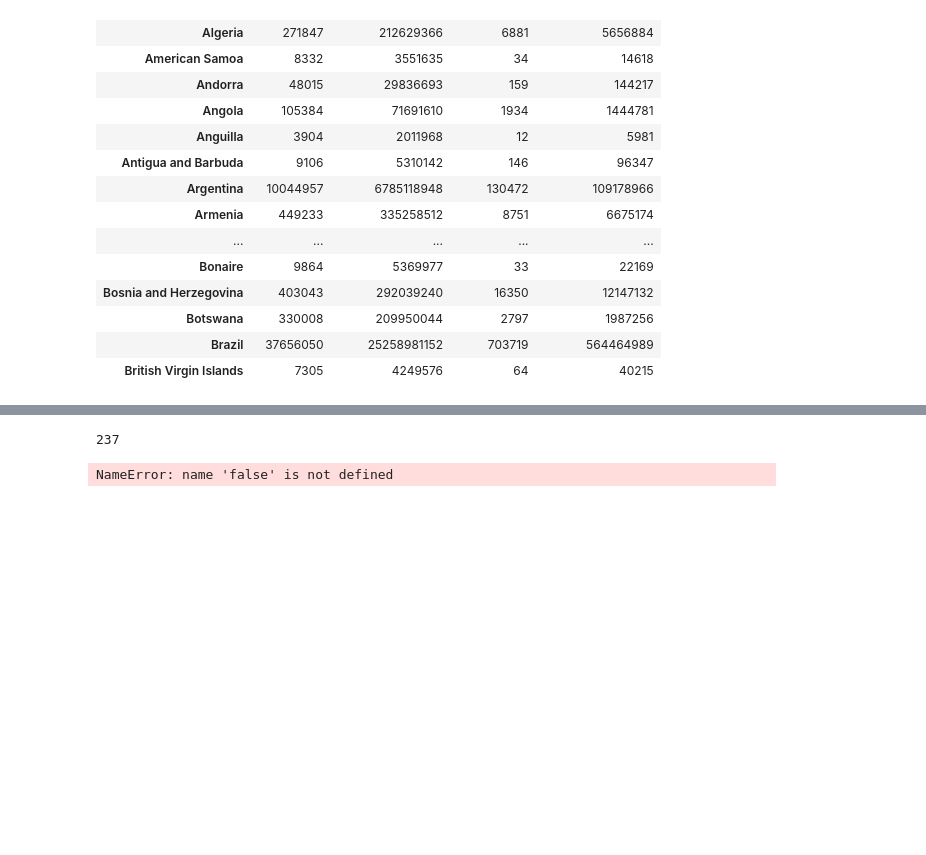
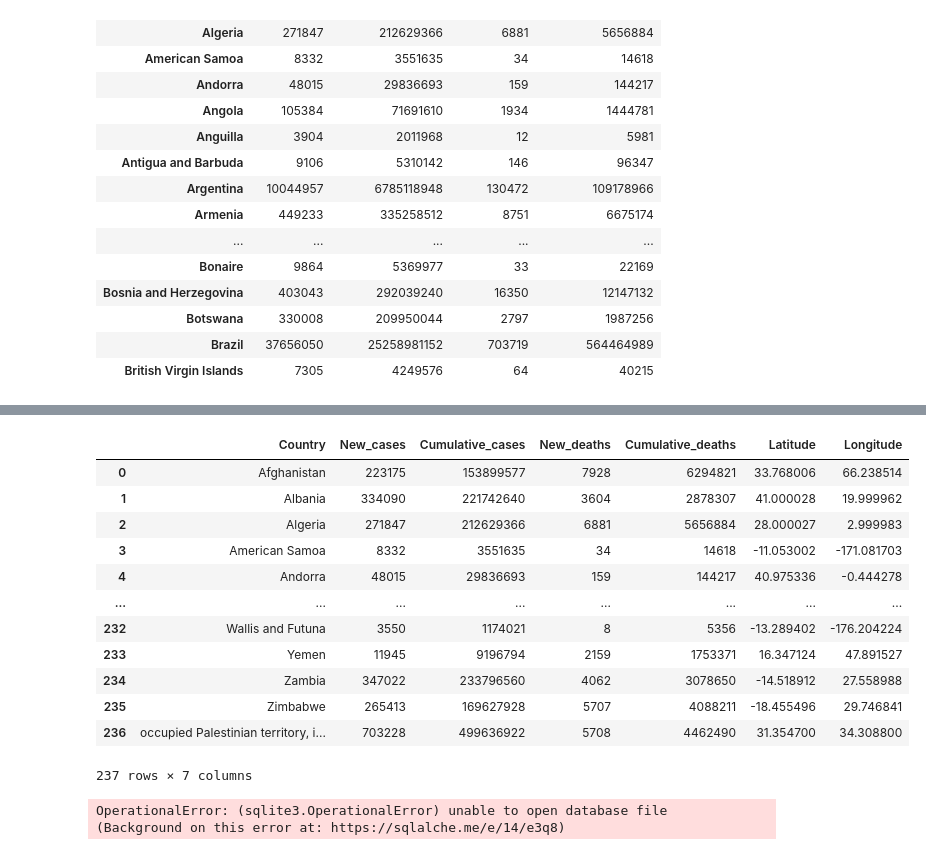
Before and after one commit to RLButch/Group-3-project-Covid-19-analysis, a Jupyter notebook: Covid-19ETL.ipynb, the cells around one changed output, grey strips where cells are left out. Drawn from its saved outputs; the diff is of its cells as text; code cells hidden in the pictures; blank space fills up the shorter version.

```diff
--- a/Covid-19ETL.ipynb
+++ b/Covid-19ETL.ipynb
@@ -10,7 +19,7 @@ from sqlalchemy import create_engine, text
 ### Extract the covid19.csv Data
 # %%
 # Read the data into a Pandas DataFrame
-covid19_df = pd.read_csv('C:\WAUS-VIRT-DATA-PT-03-2023-U-LOLC\Project 3\WHO-COVID-19-global-data.csv')
+covid19_df = pd.read_csv('WHO-COVID-19-global-data.csv')
 covid19_df.head()
 # %% [output]
 |  | Date_reported | Country_code | Country | WHO_region | New_cases | Cumulative_cases | New_deaths | ... |
@@ -201,3 +208,9 @@ grouped_bynew_cases_df.head(30)
 | Botswana | 330008 | 209950044 | 2797 | 1987256 |
 | Brazil | 37656050 | 25258981152 | 703719 | 564464989 |
 | British Virgin Islands | 7305 | 4249576 | 64 | 40215 |
+# %%
+# Add lat and long colummns
+grouped_bynew_cases_df.reset_index(inplace=True)
+grouped_bynew_cases_df["Latitude"] = pd.Series(dtype=float)
+grouped_bynew_cases_df["Longitude"] = pd.Series(dtype=float)
+grouped_bynew_cases_df.head()
@@ -203,0 +224,22 @@ grouped_bynew_cases_df.head(30)
+# %%
+# Define the API parameters
+params = {
+    "apiKey":geoapify_key,
+    "format":"json"
+}
+
+base_url = "https://api.geoapify.com/v1/geocode/search"
+
+# Loop through the cities_pd DataFrame and return coordinates for each city
+for index, row in grouped_bynew_cases_df.iterrows():
+    country = row["Country"]
+    params["text"] = f"{country}"
+
+    response = requests.get(base_url, params=params).json()
+    if "results" in response and len(response["results"]) > 0:
+        grouped_bynew_cases_df.loc[index, "Latitude"] = response["results"][0]["lat"]
+        grouped_bynew_cases_df.loc[index, "Longitude"] = response["results"][0]["lon"]
+    else:
+        print("No results found", index)
+
+grouped_bynew_cases_df.head()
@@ -204,3 +279,22 @@ grouped_bynew_cases_df.head(30)
+# %%
+# Replace lat and lngs for the country missing data
+grouped_bynew_cases_df.loc[[236], "Latitude"] = 31.3547
+grouped_bynew_cases_df.loc[[236], "Longitude"] = 34.3088
+grouped_bynew_cases_df
+# %% [output]
+|  | Country | New_cases | Cumulative_cases | New_deaths | Cumulative_deaths | Latitude | Longitude |
+| 0 | Afghanistan | 223175 | 153899577 | 7928 | 6294821 | 33.768006 | 66.238514 |
+| 1 | Albania | 334090 | 221742640 | 3604 | 2878307 | 41.000028 | 19.999962 |
+| 2 | Algeria | 271847 | 212629366 | 6881 | 5656884 | 28.000027 | 2.999983 |
+| 3 | American Samoa | 8332 | 3551635 | 34 | 14618 | -11.053002 | -171.081703 |
+| 4 | Andorra | 48015 | 29836693 | 159 | 144217 | 40.975336 | -0.444278 |
+| ... | ... | ... | ... | ... | ... | ... | ... |
+| 232 | Wallis and Futuna | 3550 | 1174021 | 8 | 5356 | -13.289402 | -176.204224 |
+| 233 | Yemen | 11945 | 9196794 | 2159 | 1753371 | 16.347124 | 47.891527 |
+| 234 | Zambia | 347022 | 233796560 | 4062 | 3078650 | -14.518912 | 27.558988 |
+| 235 | Zimbabwe | 265413 | 169627928 | 5707 | 4088211 | -18.455496 | 29.746841 |
+| 236 | occupied Palestinian territory, i... | 703228 | 499636922 | 5708 | 4462490 | 31.354700 | 34.308800 |
+237 rows × 7 columns
 # %%
 # Export the DataFrame as a CSV file.
 grouped_bynew_cases_df.to_csv("C:\WAUS-VIRT-DATA-PT-03-2023-U-LOLC\Project 3/covid19.csv", index=False)
@@ -210,11 +304,12 @@ grouped_bynew_cases_df.to_csv("C:\WAUS-VIRT-DATA-PT-03-2023-U-LOLC\Project 3/cov
 # Path to sqlite
 #database_path = Path("../Resources/wdi.sqlite")
 # Create an engine to access the sqlite database file
-#engine=sqlalchemy.create_engine('sqlite:///data/db.sqlite')
+engine=sqlalchemy.create_engine('sqlite:///data/db.sqlite')
 # Convert the dataframe to a "data" table in the db.sqlite database
 grouped_bynew_cases_df.to_sql('data', if_exists='replace', index=True, con=engine)
 # %% [output]
-237
+OperationalError: (sqlite3.OperationalError) unable to open database file
+(Background on this error at: https://sqlalche.me/e/14/e3q8)
 # %%
 # Export covid19_df as sql database files.
 
@@ -225,6 +320,4 @@ engine=sqlalchemy.create_engine('sqlite:///data/db.sqlite')
 # Convert the dataframe to a "data" table in the db.sqlite database
 engine = create_engine('sqlite:///covid.db')
 
-grouped_bynew_cases_df.to_sql('covid', engine, index=false)
+grouped_bynew_cases_df.to_sql('covid', engine, index=True)
-# %% [output]
-NameError: name 'false' is not defined
```
Also changed, not shown: parts of 6 cells of this notebook, 2 other files.
